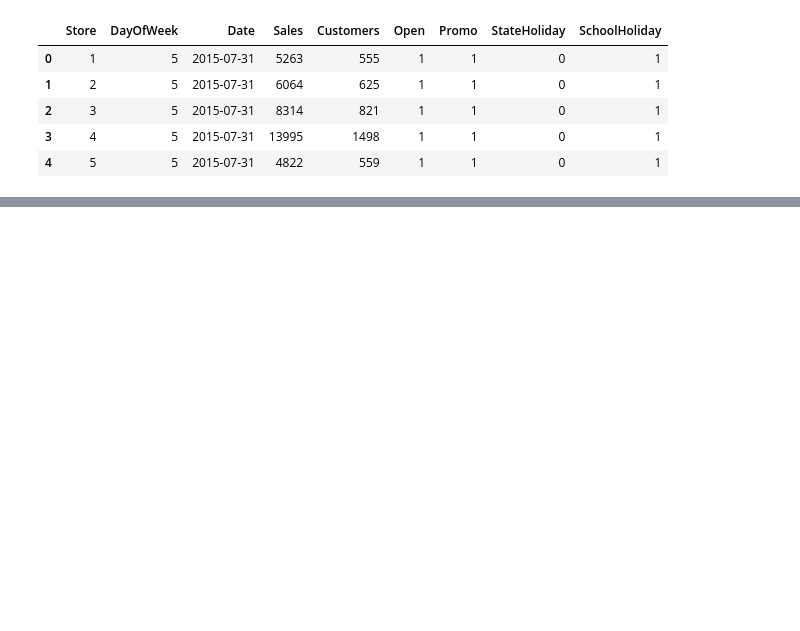
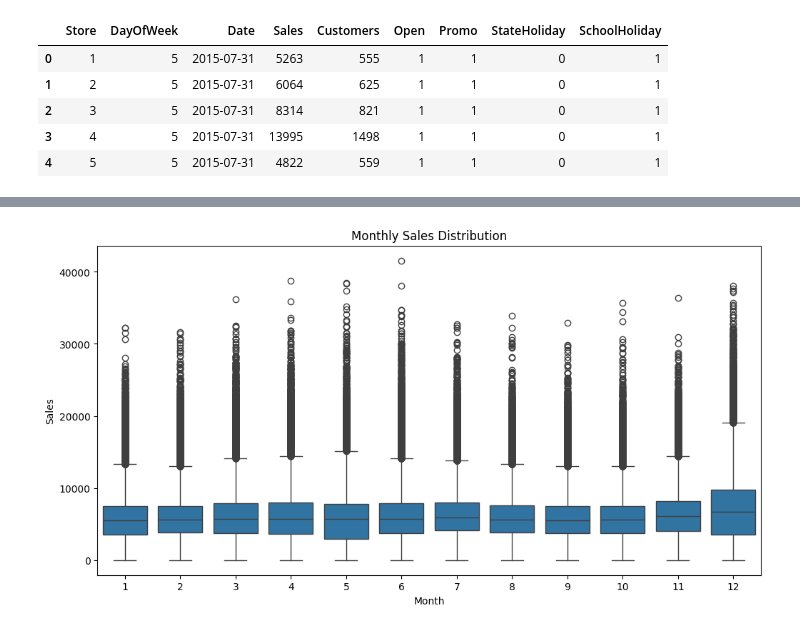
Before and after one commit to Yaadee/SalesForecasting, a Jupyter notebook: notebooks/1_data_cleaning_and_exploration.ipynb, the cells around one changed output, grey strips where cells are left out. Cells and saved outputs as stored; diff of their text form; code cells hidden in the pictures; blank space fills up the shorter version.

```diff
--- a/notebooks/1_data_cleaning_and_exploration.ipynb
+++ b/notebooks/1_data_cleaning_and_exploration.ipynb
@@ -46,0 +271,13 @@ storedf.head()
+# %%
+# Plot seasonal purchase behaviors
+train_df['Month'] = train_df['Date'].dt.month
+
+plt.figure(figsize=(12, 6))
+sns.boxplot(x='Month', y='Sales', data=train_df)
+plt.title('Monthly Sales Distribution')
+plt.xlabel('Month')
+plt.ylabel('Sales')
+
+plt.show()
+# %% [output]
+[figure, added]
```
Also changed, not shown: parts of 27 cells of this notebook, 11 other files.
